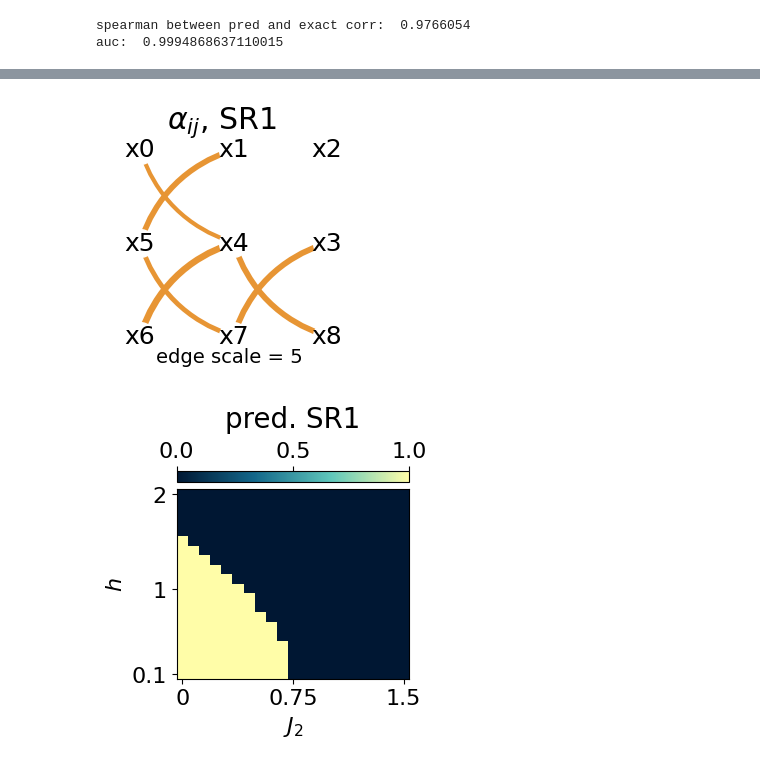
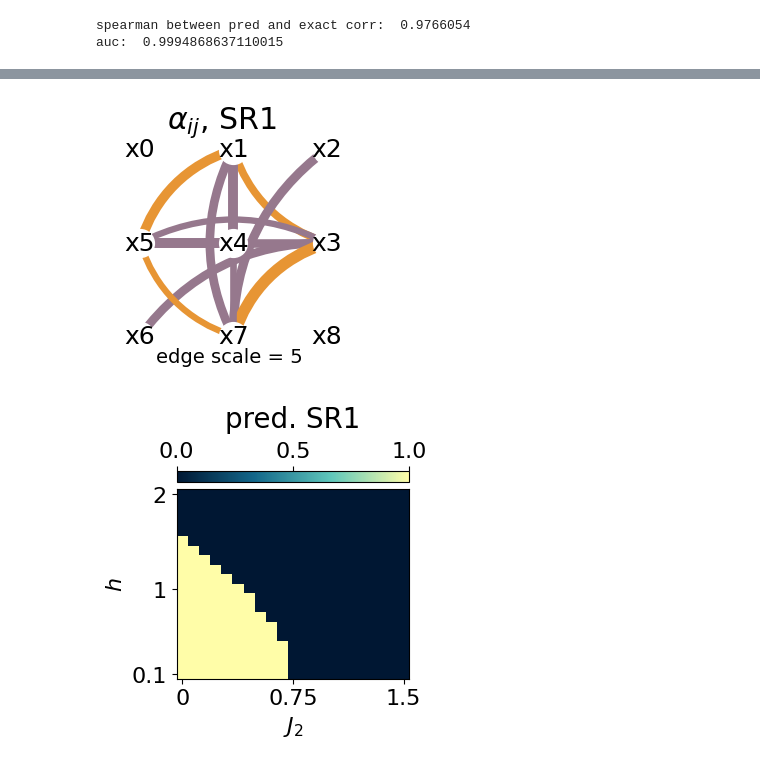
Before and after one commit to qic-ibk/qdisc, a Jupyter notebook: nbs/tutorials/J1J2_tuto2_SR.ipynb, the cells around one changed output, grey strips where cells are left out. Drawn from its saved outputs; the diff is of its cells as text; code cells hidden in the pictures.

```diff
--- a/nbs/tutorials/J1J2_tuto2_SR.ipynb
+++ b/nbs/tutorials/J1J2_tuto2_SR.ipynb
@@ -155,8 +197,8 @@ alpha = mySR.model.alpha
 # %%
-mySR.model.alpha = (alpha>0.6)*alpha
+mySR.model.alpha = (jnp.abs(alpha)>0.9)*alpha
 mySR.plot_alpha(topology=topology, edge_scale=5, name='SR1')
 # %% [output]
-[figure, old version]
+[figure, new version]
 # %%
 #p = mySR.compute_and_plot_prediction(name='SR1')
 _ = mySR.compute_and_plot_prediction(name='SR1', class_pred=True)
```
Also changed, not shown: parts of 20 cells of this notebook, 1 other file.
